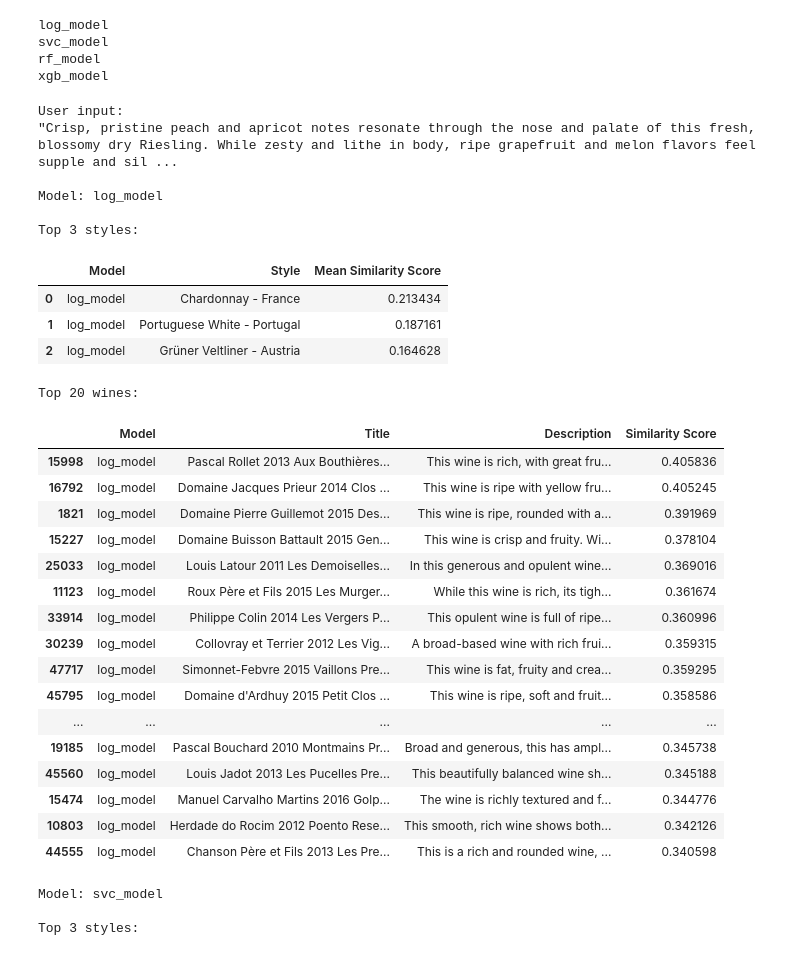
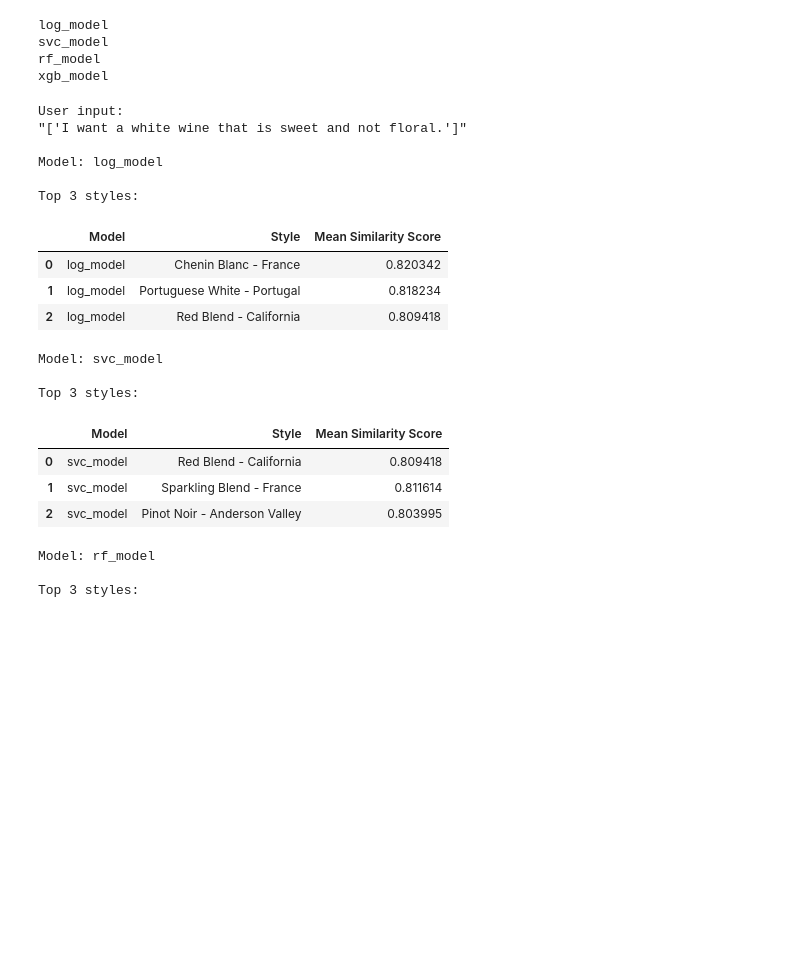
Before and after one commit to VishyFishy02/Somm_Wine_Reccomendation, a Jupyter notebook: Modeling/Classifcation algorithms.ipynb, the cells around one changed output. Cells and saved outputs as stored; diff of their text form; code cells hidden in the pictures; blank space fills up the shorter version.

```diff
--- a/Modeling/Classifcation algorithms.ipynb
+++ b/Modeling/Classifcation algorithms.ipynb
@@ -59,7 +104,6 @@ embed_model = OpenAIEmbeddings(
 # %%
 # Load original dataset
 wine = pd.read_csv('../Data/Cleaned Data/wine_cleaned_rev_concat.csv', encoding='utf-8')
-wine.rename(columns={'Unnamed: 0': 'id'}, inplace=True)
 print(wine.shape)
 print(wine.columns)
 # %% [output]
@@ -72,6 +116,7 @@ Index(['id', 'country', 'description', 'designation', 'points', 'price',
 # Load embeddings
 embeddings = torch.load("../Data/description_embeddings_openai_ada-002.pt")
 print(embeddings.shape)
+n_emb_cols = embeddings.shape[1]
 # %% [output]
 torch.Size([84502, 1536])
 # %%
@@ -594,7 +576,7 @@ plt.show()
 # %%
-# Save best model using pickle
-with open(model_path + '/xgb.pkl','wb') as f:
-    pickle.dump(XGBclf, f)
+# # Save best model using pickle
+# with open(model_path + '/xgb.pkl','wb') as f:
+#     pickle.dump(XGBclf, f)
 
 # load model
 with open(model_path + '/xgb.pkl', 'rb') as f:
@@ -702,38 +672,41 @@ test_case = X_test_scale[60, :]
 # %%
 top3_styles_dict ={}
-top20_wines_dict ={}
+top5_wines_dict ={}
 
 for m in models_dict.keys():
     print(m)
     if m =='svc_model':
         # Predit confidence score --> to be converted to probabilities
-        confidence_score_test = models_dict[m].decision_function(test_case.reshape(1,-1))
+        confidence_score_test = models_dict[m].decision_function(test_case_scaled.reshape(1,-1))
         # Compute predicted probabilities after softmax
         pred_probs = np.zeros_like(confidence_score_test)
         for i, j in enumerate(confidence_score_test):
             pred_probs[i]= softmax(j)
     else:
-        pred_probs = models_dict[m].predict_proba(test_case.reshape(1,-1))
+        pred_probs = models_dict[m].predict_proba(test_case_scaled.reshape(1,-1))
 
     # Top-3 predicted styles
     top3styles_list = find_topk_styles(3, pred_probs)
     top3styles =  pd.DataFrame(top3styles_list, columns=['style3'])
     top3styles['Model'] = m
 
-    # Get wines in the top 3 styles from the train set
-    narrowed_wines = wine_emb_train[wine_emb_train['style3'].isin(top3styles_list)].copy()
+    # Get wines in the top 3 styles from the original dataset
+    # Note: if use reviews from test set as test case, use train set for this filtering step
+    narrowed_wines = wine_emb[wine_emb['style3'].isin(top3styles_list)].copy()
+    # narrowed_wines = wine_emb_train[wine_emb_train['style3'].isin(top3styles_list)].copy()
 
     # Compute similarity score: cosine similarity and L2-norm similarity
-    sim_cosine = np.array([ dot(r.values.reshape(-1), test_case.reshape(-1) )/(norm(r.values.reshape(-1))*norm(test_case.reshape(-1) ) )
-                           for i, r in narrowed_wines[narrowed_wines.columns[-384:]].iterrows() ], dtype='float32')
-    sim_l2norm = np.array([ 1/norm( r.values.reshape(-1) - test_case.reshape(-1) )
-                           for i, r in narrowed_wines[narrowed_wines.columns[-384:]].iterrows() ], dtype='float32')
+    sim_cosine = np.array([ dot(r.values, test_case[0] )/(norm(r.values)*norm(test_case[0]  ) )
+                           for i, r in narrowed_wines[narrowed_wines.columns[-n_emb_cols:]].iterrows() ], dtype='float32')
+    sim_l2norm = np.array([ 1/norm( r.values - test_case[0] )
+                           for i, r in narrowed_wines[narrowed_wines.columns[-n_emb_cols:]].iterrows() ], dtype='float32')
 
-    # Find top 20 wines within the top 3 styles
-    top20wines = find_topk_wines(20, narrowed_wines, sim_cosine)
-    top20wines['Model'] = m
-    top20wines = top20wines[['Model', 'Title', 'Description', 'Similarity Score']]
-    top20_wines_dict[m] = top20wines
+    # Find top 5 wines within the top 3 styles
+    top5wines = find_topk_wines(5, narrowed_wines, sim_cosine)
+    top5wines['Model'] = m
+    top5wines = top5wines[[ 'Model', 'Title', 'Description', 'Similarity Score'
+                            ]]
+    top5_wines_dict[m] = top5wines
 
     # Compute average similarity score among top 3 styles
     narrowed_wines['sim_cosine'] = sim_cosine
@@ -747,51 +720,36 @@ svc_model
 rf_model
 xgb_model
 # %%
+# Save top 3 styles
 print(f'User input:\n"{user_input}"')
 print()
 for m in models_dict.keys():
     print(f'Model: {m}')
     print()
     print('Top 3 styles:')
     print()
     display(top3_styles_dict[m])
-    print()
-    print('Top 20 wines:')
-    print()
-    display(top20_wines_dict[m])
 
     top3_styles_dict[m].to_csv(top3styles_path + f'/{m}.csv', index=False)
-    top20_wines_dict[m].to_csv(top20wines_path + f'/{m}.csv', index=False)
 # %% [output]
 User input:
-"Crisp, pristine peach and apricot notes resonate through the nose and palate of this fresh, blossomy dry Riesling. While zesty and lithe in body, ripe grapefruit and melon flavors feel supple and sil ...
+"['I want a white wine that is sweet and not floral.']"
 
 Model: log_model
 
 Top 3 styles:
 |  | Model | Style | Mean Similarity Score |
-| 0 | log_model | Chardonnay - France | 0.213434 |
-| 1 | log_model | Portuguese White - Portugal | 0.187161 |
-| 2 | log_model | Grüner Veltliner - Austria | 0.164628 |
+| 0 | log_model | Chenin Blanc - France | 0.820342 |
+| 1 | log_model | Portuguese White - Portugal | 0.818234 |
+| 2 | log_model | Red Blend - California | 0.809418 |
-Top 20 wines:
+Model: svc_model
+
+Top 3 styles:
-|  | Model | Title | Description | Similarity Score |
-| 15998 | log_model | Pascal Rollet 2013 Aux Bouthières... | This wine is rich, with great fru... | 0.405836 |
-| 16792 | log_model | Domaine Jacques Prieur 2014 Clos ... | This wine is ripe with yellow fru... | 0.405245 |
-| 1821 | log_model | Domaine Pierre Guillemot 2015 Des... | This wine is ripe, rounded with a... | 0.391969 |
-| 15227 | log_model | Domaine Buisson Battault 2015 Gen... | This wine is crisp and fruity. Wi... | 0.378104 |
-| 25033 | log_model | Louis Latour 2011 Les Demoiselles... | In this generous and opulent wine... | 0.369016 |
-| 11123 | log_model | Roux Père et Fils 2015 Les Murger... | While this wine is rich, its tigh... | 0.361674 |
-| 33914 | log_model | Philippe Colin 2014 Les Vergers P... | This opulent wine is full of ripe... | 0.360996 |
-| 30239 | log_model | Collovray et Terrier 2012 Les Vig... | A broad-based wine with rich frui... | 0.359315 |
-| 47717 | log_model | Simonnet-Febvre 2015 Vaillons Pre... | This wine is fat, fruity and crea... | 0.359295 |
-| 45795 | log_model | Domaine d'Ardhuy 2015 Petit Clos ... | This wine is ripe, soft and fruit... | 0.358586 |
-| ... | ... | ... | ... | ... |
-| 19185 | log_model | Pascal Bouchard 2010 Montmains Pr... | Broad and generous, this has ampl... | 0.345738 |
-| 45560 | log_model | Louis Jadot 2013 Les Pucelles Pre... | This beautifully balanced wine sh... | 0.345188 |
-| 15474 | log_model | Manuel Carvalho Martins 2016 Golp... | The wine is richly textured and f... | 0.344776 |
-| 10803 | log_model | Herdade do Rocim 2012 Poento Rese... | This smooth, rich wine shows both... | 0.342126 |
-| 44555 | log_model | Chanson Père et Fils 2013 Les Pre... | This is a rich and rounded wine, ... | 0.340598 |
+|  | Model | Style | Mean Similarity Score |
+| 0 | svc_model | Red Blend - California | 0.809418 |
+| 1 | svc_model | Sparkling Blend - France | 0.811614 |
+| 2 | svc_model | Pinot Noir - Anderson Valley | 0.803995 |
-Model: svc_model
+Model: rf_model
 
 Top 3 styles:
 |  | Model | Style | Mean Similarity Score |
```
Also changed, not shown: parts of 84 cells of this notebook, 5 other files.
